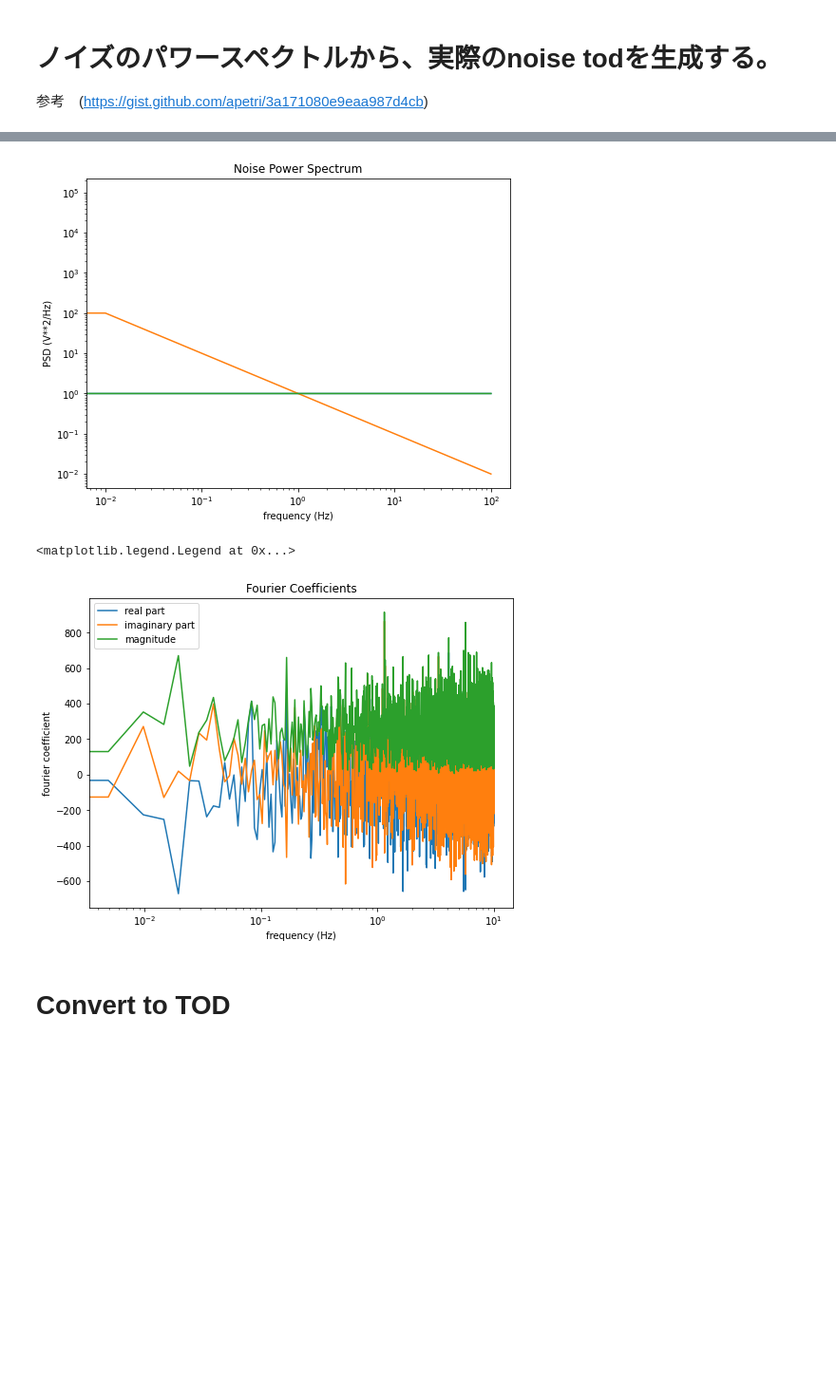
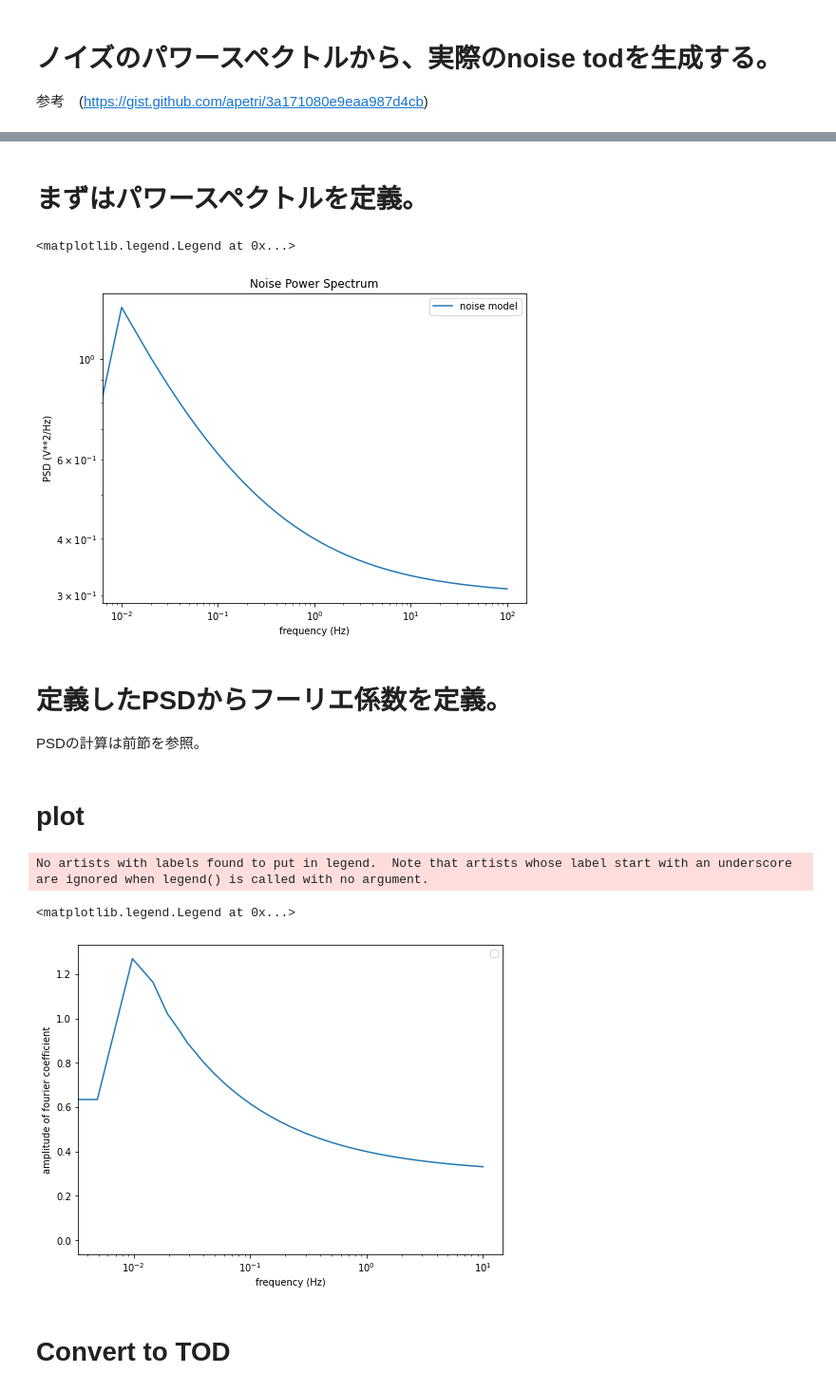
Before and after one commit to tterasaki/statistics, a Jupyter notebook: fft/fft1-2_noise_realization.ipynb, the cells around one changed output, grey strips where cells are left out. Shown at 95% size. Cells and saved outputs as stored; diff of their text form; code cells hidden in the pictures; blank space fills up the shorter version.

Commit message:
correct noise generation

```diff
--- a/fft/fft1-2_noise_realization.ipynb
+++ b/fft/fft1-2_noise_realization.ipynb
@@ -16,50 +14,62 @@ from astropy.units import s,Hz,kHz
+# %% [markdown]
+# まずはパワースペクトルを定義。
 # %%
+N = 4096
+fs = 20
+T = int(N-1)/fs
+t = np.arange(N)/fs
+
 # define noise power spectrum
 def white_noise(f, PSD_value):
     """
     f: frequency
     PSD: power specrum density in units of (V**2)/Hz
     """
-    return np.ones_like(f) * PSD_value
+    PSD = np.ones_like(f) * PSD_value
+    PSD[0] = 0
+    return PSD
 
 def pink_noise(f, PSD_ref, f_ref, alpha, clip_value=1e5):
     """
     f: frequency
     f_ref: reference frequency
-    PSD_ref: power specrum density at reference frequency
+    PSD_ref: power specrum density at reference frequency in units of (V**2)/Hz
     alpha: power law index
     """
-    return np.clip(PSD_ref * (f / f_ref)**(-alpha), -1, clip_value)
+    PSD = np.clip(PSD_ref * (f / f_ref)**(-alpha), -1, clip_value)
+    PSD[0] = 0
+    return PSD
 
 f_PSD = np.arange(0, 100.001, 0.01)
-PSD_white_noise_model = white_noise(f_PSD, 1)
-PSD_pink_noise_model = pink_noise(f_PSD, 1, 1, 1)
-PSD_noise_model = PSD_white_noise_model #+ PSD_pink_noise_model
+
+white_noise_power = 0.3 # V**2/Hz
+PSD_white_noise_model = white_noise(f_PSD, noise_power)
+
+pink_noise_freq = 1 # Hz
+pink_noise_power = 0.1 # V**2/Hz at 1 Hz
+alpha = 0.5
+
+PSD_pink_noise_model = pink_noise(f_PSD, pink_noise_power, pink_noise_freq, alpha)
+PSD_noise_model = PSD_white_noise_model + PSD_pink_noise_model
 
 # plot noise power spectrum
 fig, ax = plt.subplots(1,1, figsize=(8,6))
-ax.plot(f_PSD, PSD_white_noise_model, label='white noise')
-ax.plot(f_PSD, PSD_pink_noise_model, label='pink noise')
 ax.plot(f_PSD, PSD_noise_model, label='noise model')
+
 ax.set_xlabel('frequency (Hz)')
 ax.set_ylabel('PSD (V**2/Hz)')
 ax.set_title('Noise Power Spectrum')
 ax.set_xscale('log')
 ax.set_yscale('log')
+
+ax.legend()
 # %% [output]
+<matplotlib.legend.Legend at 0x...>
-[figure, old version]
+[figure, new version]
+# %% [markdown]
+# 定義したPSDからフーリエ係数を定義。
+PSDの計算は前節を参照。
 # %%
-
-#Generate real and imaginary part
-#real_part = np.sqrt(0.5*Pf) * np.random.normal(loc=0.0,scale=1.0,size=f.shape)
-#imaginary_part = np.sqrt(0.5*Pf) * np.random.normal(loc=0.0,scale=1.0,size=f.shape)
-#real_part + imaginary_part*1.0j
-
-N = 4096
-fs = 20
-T = int(N-1)/fs
-t = np.arange(N)/fs
-
 def calc_ft_coef(f, f_PSD, PSD, seed=1234):
     """
     f: frequency
@@ -73,32 +83,32 @@ def calc_ft_coef(f, f_PSD, PSD, seed=1234):
     np.random.seed(seed)
 
     # calculate fourier coefficients
-    ft_real_part = np.sqrt(PSD_interp * T * fs**2 / 2) * np.random.normal(loc=0.0,scale=1.0,size=f.shape)
-    ft_imag_part = np.sqrt(PSD_interp * T * fs**2 / 2) * np.random.normal(loc=0.0,scale=1.0,size=f.shape)
-
-    ft_coef = ft_real_part + ft_imag_part*1.0j
+    ft_amplitude = np.sqrt(PSD_interp * T * fs**2 / 2) #正の周波数のみなのでPSDを半分にして、amplicudeを計算している。
+    ft_phase = np.random.uniform(0, 2*np.pi, size=f.shape)
+    ft_coef = ft_amplitude * np.exp(1.0j*ft_phase)
 
     return ft_coef
+# %% [markdown]
+# plot
 # %%
 seed = np.random.randint(0, 10000)
 
 f = rfftfreq(N, d=1/fs)
 ft_coef = calc_ft_coef(f, f_PSD, PSD_noise_model, seed=seed)
-real_part = np.real(ft_coef)
-imag_part = np.imag(ft_coef)
+ft_coef_amp = np.abs(ft_coef)
+ft_coef_PSD = 2 * ft_coef_amp**2 / (T * fs**2)
 
-fig, ax = plt.subplots(1,1, figsize=(8,6))
-ax.plot(f, real_part, label='real part')
-ax.plot(f, imag_part, label='imaginary part')
-ax.plot(f, np.abs(ft_coef), label='magnitude')
+fig, ax = plt.subplots(1,1, figsize=(8,6), label='PSD calculated by Fourier coefficients')
+ax.plot(f, ft_coef_PSD)
+
 ax.set_xlabel('frequency (Hz)')
-ax.set_ylabel('fourier coefficient')
-ax.set_title('Fourier Coefficients')
+ax.set_ylabel('amplitude of fourier coefficient')
 ax.set_xscale('log')
 ax.legend()
 # %% [output]
-<matplotlib.legend.Legend at 0x...>
+No artists with labels found to put in legend.  Note that artists whose label start with an underscore are ignored when legend() is called with no argument.
+<matplotlib.legend.Legend at 0x...>
-[figure, old version]
+[figure, new version]
 # %% [markdown]
 # Convert to TOD
 # %%
```
Also changed, not shown: parts of 3 cells of this notebook, 1 other file.
